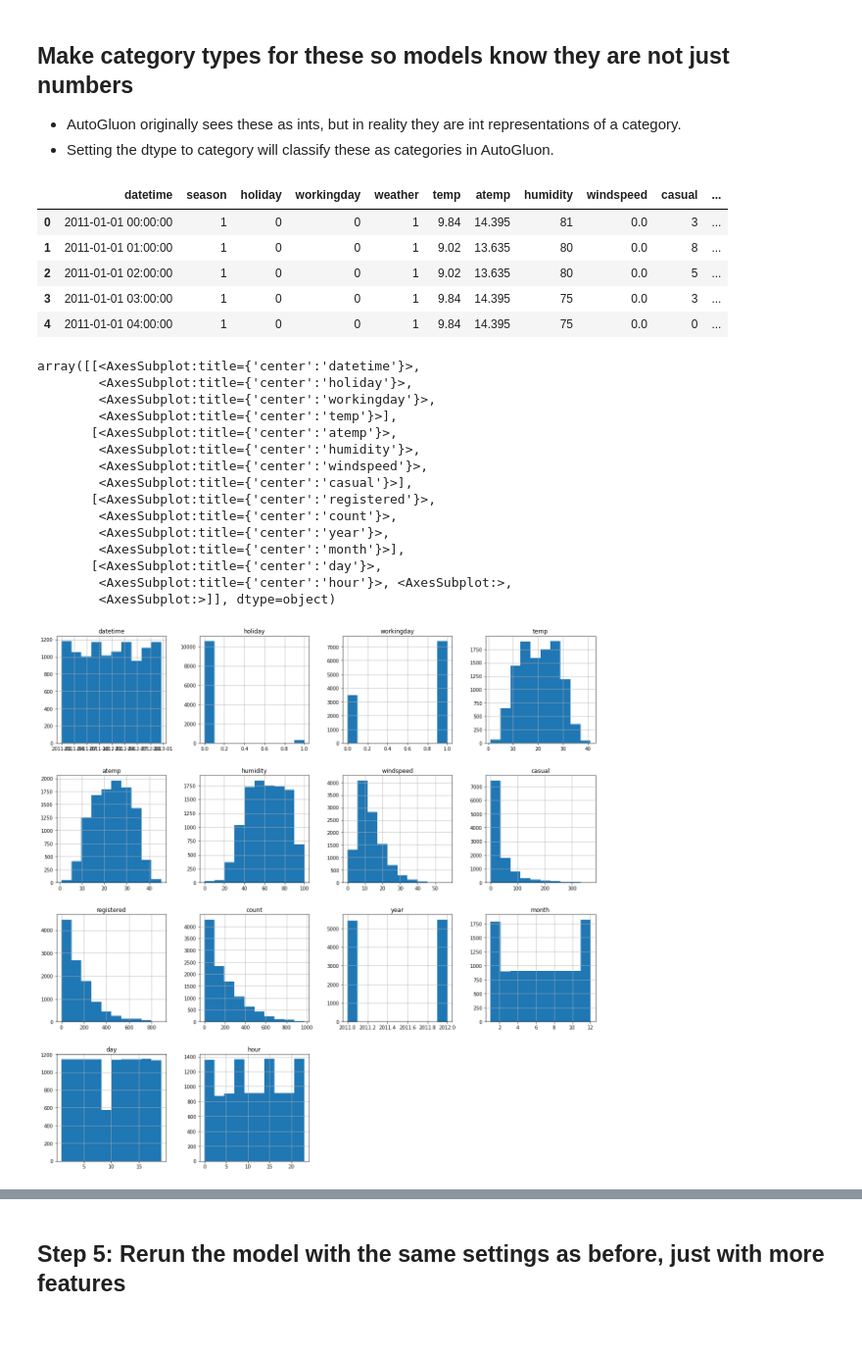
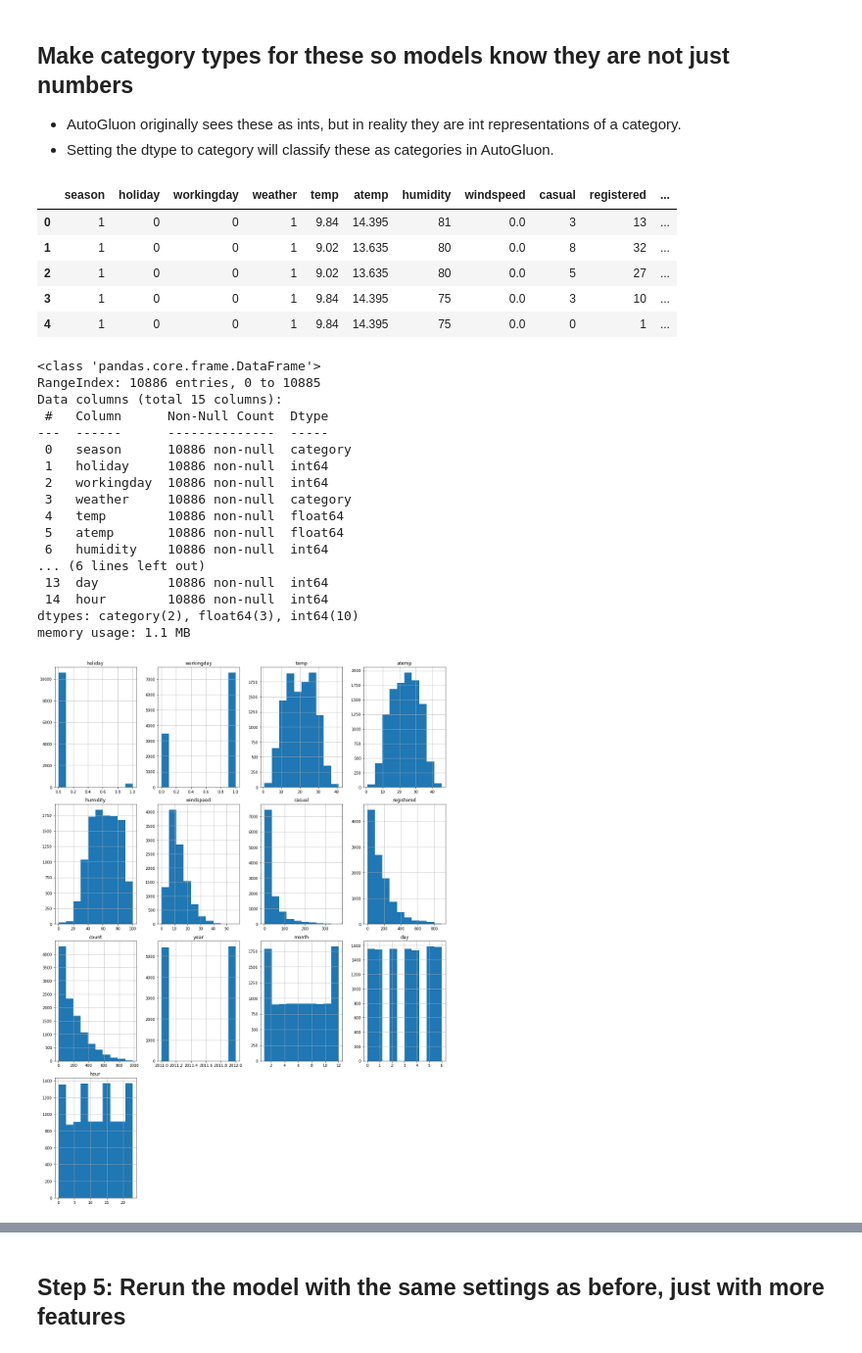
Before and after one commit to rajkalmegh/Bike-Sharing-Demand-with-AutoGluon, a Jupyter notebook: project-template.ipynb, the cells around one changed output, grey strips where cells are left out. Shown at 98% size. Cells and saved outputs as stored; diff of their text form; code cells hidden in the pictures.

```diff
--- a/project-template.ipynb
+++ b/project-template.ipynb
@@ -339,11 +489,8 @@ array([[<AxesSubplot:title={'center':'datetime'}>,
 # %%
-# create a new feature
-train['year'] =train['datetime'].dt.year
-train['month'] =train['datetime'].dt.month
-train['day'] =train['datetime'].dt.day
-train['hour'] =train['datetime'].dt.hour
-
-test['year'] =test['datetime'].dt.year
-test['month'] =train['datetime'].dt.month
-test['day'] =train['datetime'].dt.day
-test['hour'] =train['datetime'].dt.hour
+# Splitting the 'datetime' feature in train data
+train["year"] = train["datetime"].dt.year
+train["month"] = train["datetime"].dt.month
+train["day"] = train["datetime"].dt.dayofweek  # Note: day -> dayofweek (0->Monday, 6->Sunday)
+train["hour"] = train["datetime"].dt.hour
+train.drop(["datetime"], axis=1, inplace=True)     # Drop 'datetime' feature
+train.head()
@@ -360,29 +530,37 @@ test["weather"] =train['weather'].astype('category')
 # View are new feature
 train.head()
 # %% [output]
-|  | datetime | season | holiday | workingday | weather | temp | atemp | humidity | windspeed | casual | ... |
-| 0 | 2011-01-01 00:00:00 | 1 | 0 | 0 | 1 | 9.84 | 14.395 | 81 | 0.0 | 3 | ... |
-| 1 | 2011-01-01 01:00:00 | 1 | 0 | 0 | 1 | 9.02 | 13.635 | 80 | 0.0 | 8 | ... |
-| 2 | 2011-01-01 02:00:00 | 1 | 0 | 0 | 1 | 9.02 | 13.635 | 80 | 0.0 | 5 | ... |
-| 3 | 2011-01-01 03:00:00 | 1 | 0 | 0 | 1 | 9.84 | 14.395 | 75 | 0.0 | 3 | ... |
-| 4 | 2011-01-01 04:00:00 | 1 | 0 | 0 | 1 | 9.84 | 14.395 | 75 | 0.0 | 0 | ... |
+|  | season | holiday | workingday | weather | temp | atemp | humidity | windspeed | casual | registered | ... |
+| 0 | 1 | 0 | 0 | 1 | 9.84 | 14.395 | 81 | 0.0 | 3 | 13 | ... |
+| 1 | 1 | 0 | 0 | 1 | 9.02 | 13.635 | 80 | 0.0 | 8 | 32 | ... |
+| 2 | 1 | 0 | 0 | 1 | 9.02 | 13.635 | 80 | 0.0 | 5 | 27 | ... |
+| 3 | 1 | 0 | 0 | 1 | 9.84 | 14.395 | 75 | 0.0 | 3 | 10 | ... |
+| 4 | 1 | 0 | 0 | 1 | 9.84 | 14.395 | 75 | 0.0 | 0 | 1 | ... |
+# %%
+train.info()
+# %% [output]
+<class 'pandas.core.frame.DataFrame'>
+RangeIndex: 10886 entries, 0 to 10885
+Data columns (total 15 columns):
+ #   Column      Non-Null Count  Dtype
+---  ------      --------------  -----
+ 0   season      10886 non-null  category
+ 1   holiday     10886 non-null  int64
+ 2   workingday  10886 non-null  int64
+ 3   weather     10886 non-null  category
+ 4   temp        10886 non-null  float64
+ 5   atemp       10886 non-null  float64
+ 6   humidity    10886 non-null  int64
+... (6 lines left out)
+ 13  day         10886 non-null  int64
+ 14  hour        10886 non-null  int64
+dtypes: category(2), float64(3), int64(10)
+memory usage: 1.1 MB
 # %%
 # View histogram of all features again now with the hour feature
-train.hist(figsize=(20,20))
+train.hist(figsize=(15,20))
+
+plt.tight_layout()
+plt.show()
 # %% [output]
-array([[<AxesSubplot:title={'center':'datetime'}>,
-        <AxesSubplot:title={'center':'holiday'}>,
-        <AxesSubplot:title={'center':'workingday'}>,
-        <AxesSubplot:title={'center':'temp'}>],
-       [<AxesSubplot:title={'center':'atemp'}>,
-        <AxesSubplot:title={'center':'humidity'}>,
-        <AxesSubplot:title={'center':'windspeed'}>,
-        <AxesSubplot:title={'center':'casual'}>],
-       [<AxesSubplot:title={'center':'registered'}>,
-        <AxesSubplot:title={'center':'count'}>,
-        <AxesSubplot:title={'center':'year'}>,
-        <AxesSubplot:title={'center':'month'}>],
-       [<AxesSubplot:title={'center':'day'}>,
-        <AxesSubplot:title={'center':'hour'}>, <AxesSubplot:>,
-        <AxesSubplot:>]], dtype=object)
-[figure, old version]
+[figure, new version]
```
Also changed, not shown: parts of 106 cells of this notebook, 4 other files.
